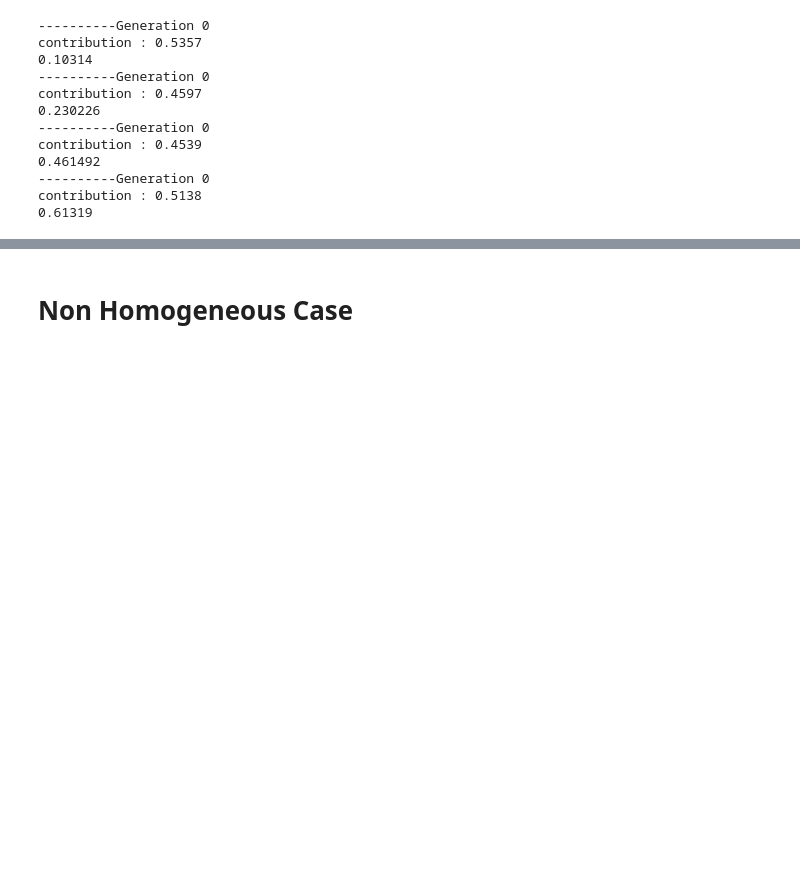
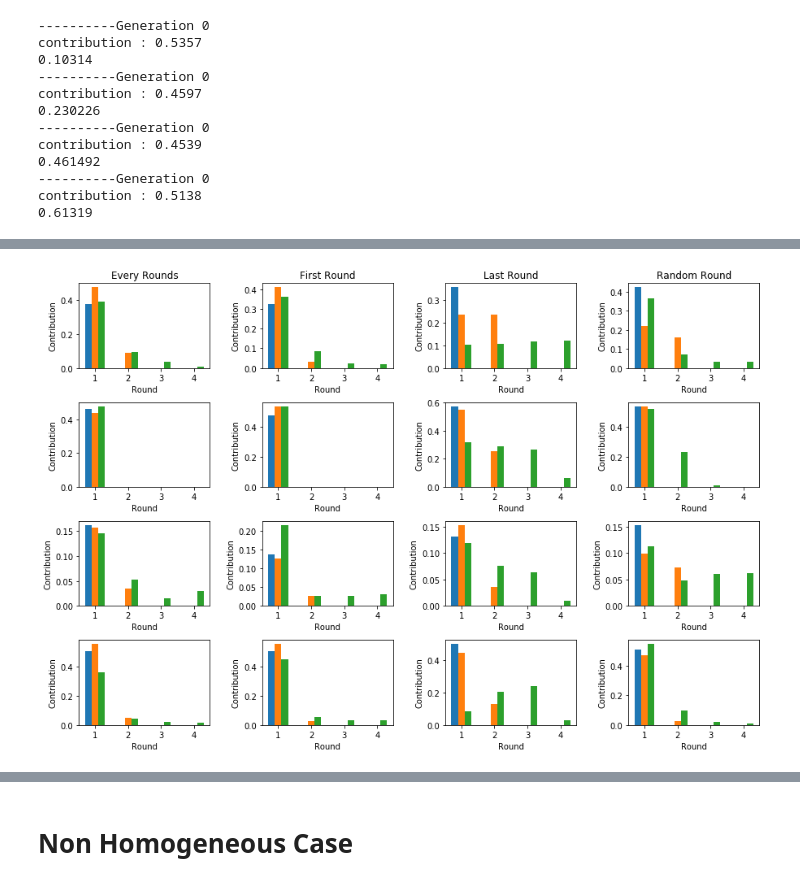
Before and after one commit to mrcyme/Learning-Dynamics-Exam, a Jupyter notebook: ProjectSimeonVersion.ipynb, the cells around one changed output, grey strips where cells are left out. Saved outputs shown, nothing was run; the diff lists cells and outputs as text; code cells hidden in the pictures; blank space fills up the shorter version.

```diff
--- a/ProjectSimeonVersion.ipynb
+++ b/ProjectSimeonVersion.ipynb
@@ -23,7 +23,7 @@ class Individual:
 
     def __repr__(self):
         #To output a string representaion of the object
-        return ('Individual {}, behaviour : {}'.format(self.index,str(self.behaviour)))
+        return ('Individual {}, behaviour : {}, wealth : {}'.format(self.index,str(self.behaviour),self.wealth))
 
 
     def generateRandomBehaviour(self,numberOfRounds):
@@ -148,7 +126,7 @@ class Simulation:
             schedule[0] = True
 
         elif self.catastrophicEventSchedule == 'Last Round':
-            self.schedule = np.zeros(self.numberOfRounds, dtype=bool)
+            schedule = np.zeros(self.numberOfRounds, dtype=bool)
             schedule[-1] = True
 
         elif self.catastrophicEventSchedule == 'Random Round':
@@ -172,7 +150,6 @@ class Simulation:
         for j in range(len(numoffspring)):
             for i in range(numoffspring[j]):
                 b = [elem for elem in self.population[j].behaviour]
-                #memory[counter+i] = b
                 a.append(copy.deepcopy(b))
         return a
 
@@ -194,9 +171,13 @@ class Simulation:
             Cr += np.sum(contributions[:,nround])/totalInitialWealth
 
             if self.schedule[nround]:
-                for i in range(len(players)):
-                    newWealth = (1-self.alpha*risk(Cr,self.riskCurve,players[i].initialWealth,self.lambda1,self.lambda2,self.lambda3))*(players[i].wealth-contributions[i,nround])
-                    players[i].setWealth(newWealth)
+                factor = (1-self.alpha*risk(Cr,self.riskCurve,players[i].initialWealth,self.lambda1,self.lambda2,self.lambda3))
+            else:
+                factor = 1
+            for i in range(len(players)):
+                newWealth = factor*(players[i].wealth-contributions[i,nround])
+                players[i].setWealth(newWealth)
+
 
         for i in range(len(players)):
             players[i].contribution.append(contributions[i]/players[i].initialWealth)
@@ -256,9 +237,9 @@ class Simulation:
                 averageResults.append(np.mean(contributionValues,axis = 0))
             self.wrightFisher()
         av = np.mean(averageResults,axis=0)
-        print('for omega = {},alpha = {}, riskurve : {}, c = {}'.format(self.numberOfRounds,self.alpha,self.riskCurve,av))
+        #print('for omega = {},alpha = {}, riskurve : {}, c = {}'.format(self.numberOfRounds,self.alpha,self.riskCurve,av))
         return av
 # %%
-sim = Simulation(4,1,'linear',numberOfGenerations = 10,mu = 0.03,displayContribution = 'Every Round')
+sim = Simulation(2,1,'treshold',numberOfGenerations = 10,mu = 0.03,displayContribution = 'Every Round')
 sim.runSim()
 # %% [output]
@@ -325,3 +271,38 @@ Wealth 0.225 contribution 0.2
+# %%
+
+#plot Contributions for different timings of potential losses in a game with up to four rounds and four different risk curves
+fig = plt.figure(figsize=(15,10))
+
+fig.subplots_adjust(hspace=0.4, wspace=0.4)
+omega = [1,2,4]
+riskCurve = ['linear','powerlaw','piecewiseLinear','treshold']
+catastrophicEvent = ['Every Rounds','First Round','Last Round','Random Round']
+i = 1
+for r in riskCurve:
+    for c in catastrophicEvent:
+        res =[]
+        for o in omega:
+            sim = Simulation(o,1,r,populationSize=100,catastrophicEventSchedule = c,numberOfGenerations = 1000,displayContribution='Every Round')
+            temp = sim.runSim()
+            res.append(temp)
+        delta = -0.2
+        ax = fig.add_subplot(4, 4, i)
+        if (i<5):
+            plt.title(c)
+        plt.xlabel('Round')
+        plt.ylabel('Contribution')
+        plt.ylim(0,0.6)
+        for y in res:
+            N = len(y)
+            x = np.arange(1,N+1)
+            ax.bar(x+delta,y,width=0.2)
+            delta+=0.2
+
+        i+=1
+
+plt.show()
+# %% [output]
+[figure, added]
 # %%
 #Risk curves plotting
 lambda1 = 1
```
Also changed, not shown: parts of 14 cells of this notebook.
